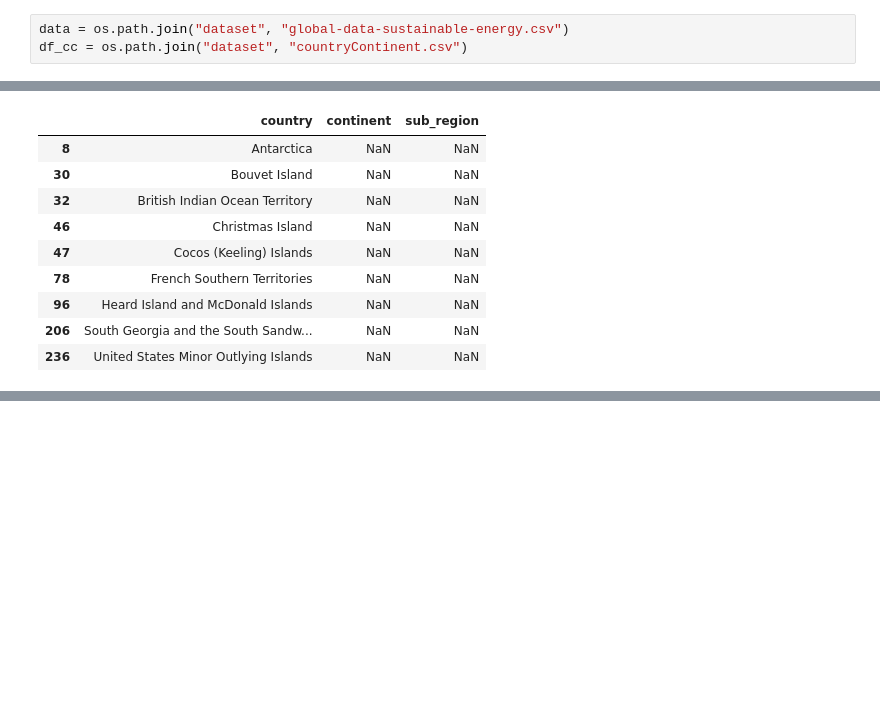
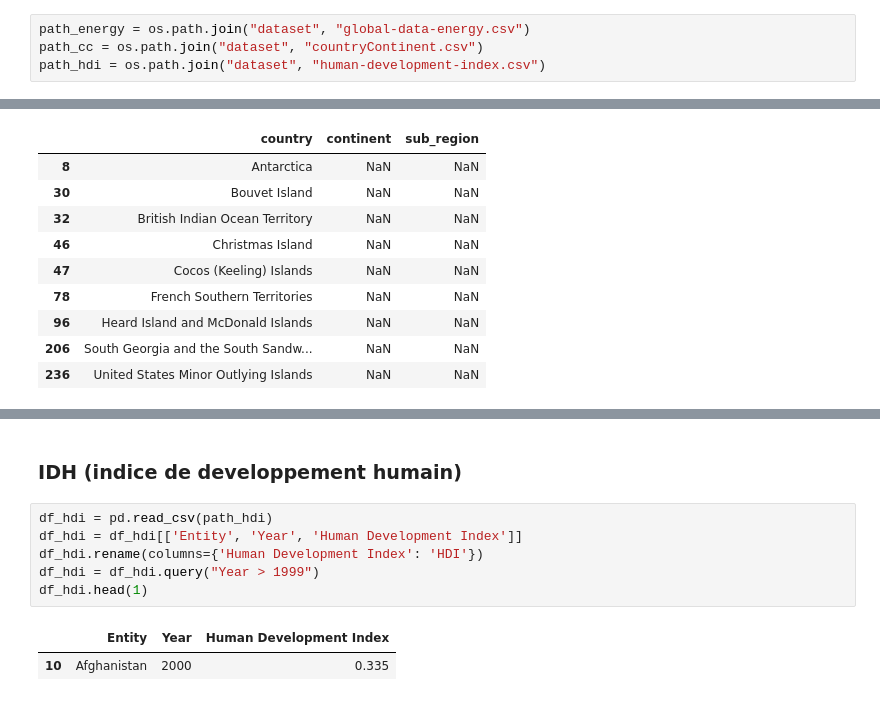
Before and after one commit to Projet-ESIEE/DashBoard-Energy, a Jupyter notebook: process_data.ipynb, the cells around one changed output, grey strips where cells are left out. Saved outputs shown, nothing was run; the diff lists cells and outputs as text; blank space fills up the shorter version.

```diff
--- a/process_data.ipynb
+++ b/process_data.ipynb
@@ -9,6 +9,7 @@ import os
 import numpy as np
 import plotly.express as px
 # %%
-data = os.path.join("dataset", "global-data-sustainable-energy.csv")
-df_cc = os.path.join("dataset", "countryContinent.csv")
+path_energy = os.path.join("dataset", "global-data-energy.csv")
+path_cc = os.path.join("dataset", "countryContinent.csv")
+path_hdi = os.path.join("dataset", "human-development-index.csv")
 # %%
@@ -159,0 +161,11 @@ df_cc[df_cc['continent'].isna() == True]
+# %% [markdown]
+### IDH (indice de developpement humain)
+# %%
+df_hdi = pd.read_csv(path_hdi)
+df_hdi = df_hdi[['Entity', 'Year', 'Human Development Index']]
+df_hdi.rename(columns={'Human Development Index': 'HDI'})
+df_hdi = df_hdi.query("Year > 1999")
+df_hdi.head(1)
+# %% [output]
+|  | Entity | Year | Human Development Index |
+| 10 | Afghanistan | 2000 | 0.335 |
```
Also changed, not shown: parts of 12 cells of this notebook, 7 other files.
